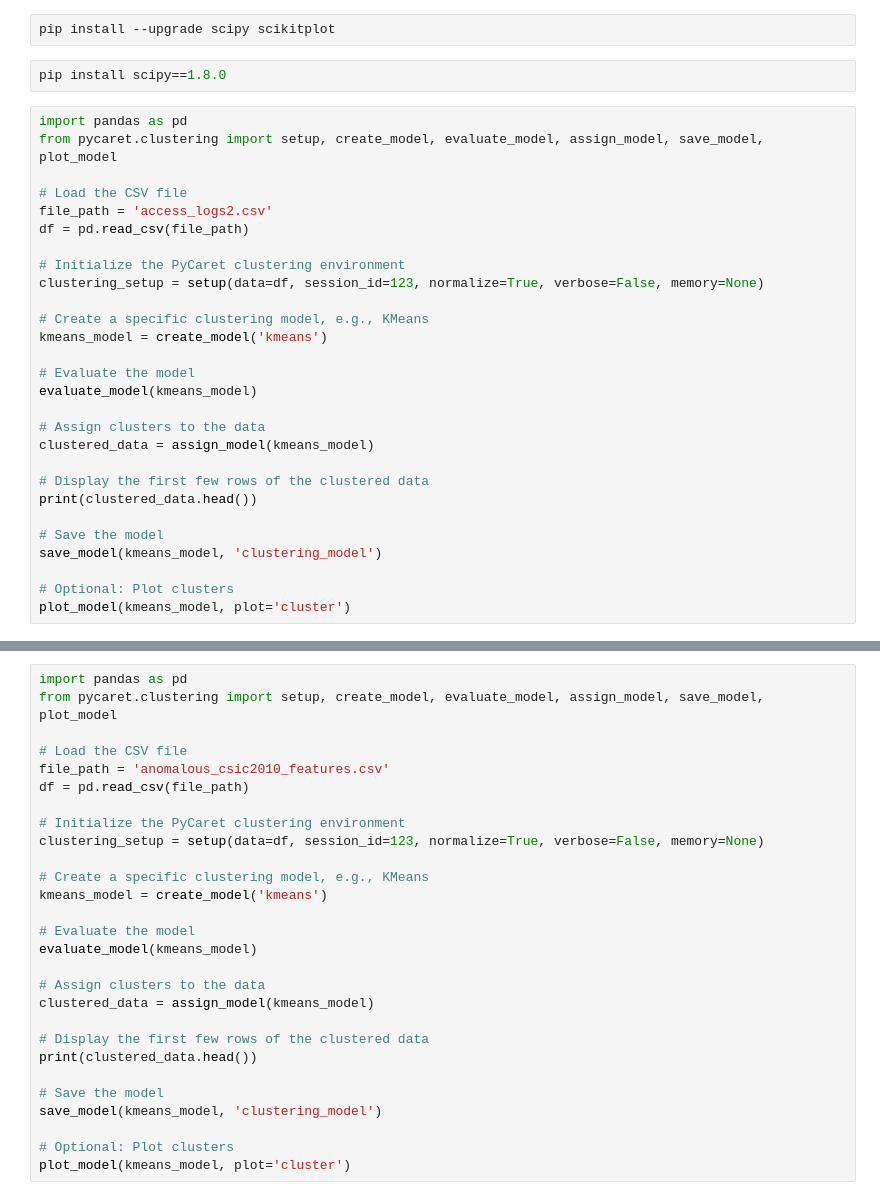
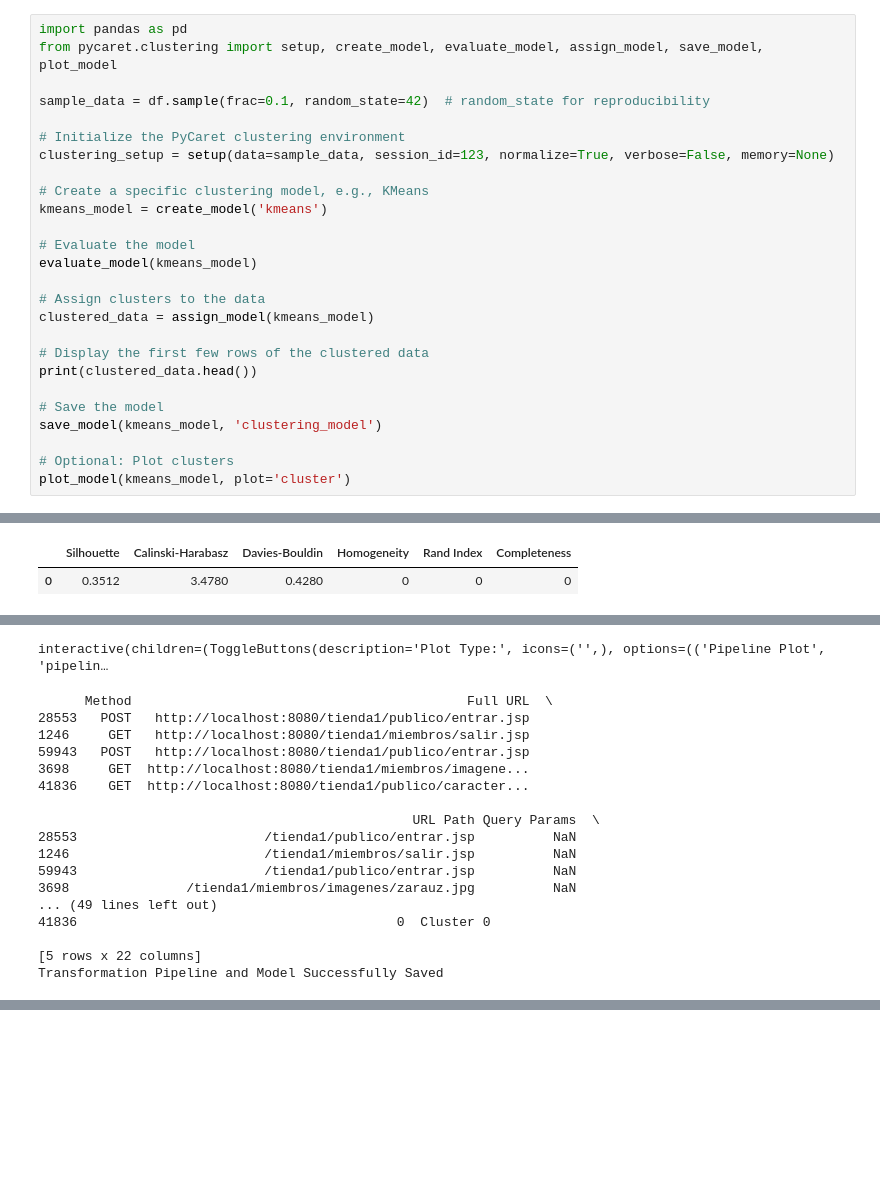
Before and after one commit to pratiyk/ML-based-WAF, a Jupyter notebook: classifier.ipynb, the cells around one changed output, grey strips where cells are left out. Drawn from its saved outputs; the diff is of its cells as text; blank space fills up the shorter version.

Commit message:
clustering model

```diff
--- a/classifier.ipynb
+++ b/classifier.ipynb
@@ -16,17 +54,11 @@ pip install pycaret
-# %%
-pip install --upgrade scipy scikitplot
-# %%
-pip install scipy==1.8.0
 # %%
 import pandas as pd
 from pycaret.clustering import setup, create_model, evaluate_model, assign_model, save_model, plot_model
 
-# Load the CSV file
-file_path = 'access_logs2.csv'
-df = pd.read_csv(file_path)
+sample_data = df.sample(frac=0.1, random_state=42)  # random_state for reproducibility
 
 # Initialize the PyCaret clustering environment
-clustering_setup = setup(data=df, session_id=123, normalize=True, verbose=False, memory=None)
+clustering_setup = setup(data=sample_data, session_id=123, normalize=True, verbose=False, memory=None)
 
 # Create a specific clustering model, e.g., KMeans
 kmeans_model = create_model('kmeans')
@@ -45,3 +77,4 @@ save_model(kmeans_model, 'clustering_model')
 
 # Optional: Plot clusters
 plot_model(kmeans_model, plot='cluster')
+# %% [output]
@@ -47,0 +82,2 @@ plot_model(kmeans_model, plot='cluster')
+|  | Silhouette | Calinski-Harabasz | Davies-Bouldin | Homogeneity | Rand Index | Completeness |
+| 0 | 0.3512 | 3.4780 | 0.4280 | 0 | 0 | 0 |
@@ -47,0 +85,18 @@ plot_model(kmeans_model, plot='cluster')
+interactive(children=(ToggleButtons(description='Plot Type:', icons=('',), options=(('Pipeline Plot', 'pipelin…
+      Method                                           Full URL  \
+28553   POST   http://localhost:8080/tienda1/publico/entrar.jsp
+1246     GET   http://localhost:8080/tienda1/miembros/salir.jsp
+59943   POST   http://localhost:8080/tienda1/publico/entrar.jsp
+3698     GET  http://localhost:8080/tienda1/miembros/imagene...
+41836    GET  http://localhost:8080/tienda1/publico/caracter...
+
+                                                URL Path Query Params  \
+28553                        /tienda1/publico/entrar.jsp          NaN
+1246                         /tienda1/miembros/salir.jsp          NaN
+59943                        /tienda1/publico/entrar.jsp          NaN
+3698               /tienda1/miembros/imagenes/zarauz.jpg          NaN
+... (49 lines left out)
+41836                                         0  Cluster 0
+
+[5 rows x 22 columns]
+Transformation Pipeline and Model Successfully Saved
@@ -48,28 +103,0 @@ plot_model(kmeans_model, plot='cluster')
-# %%
-import pandas as pd
-from pycaret.clustering import setup, create_model, evaluate_model, assign_model, save_model, plot_model
-
-# Load the CSV file
-file_path = 'anomalous_csic2010_features.csv'
-df = pd.read_csv(file_path)
-
-# Initialize the PyCaret clustering environment
-clustering_setup = setup(data=df, session_id=123, normalize=True, verbose=False, memory=None)
-
-# Create a specific clustering model, e.g., KMeans
-kmeans_model = create_model('kmeans')
-
-# Evaluate the model
-evaluate_model(kmeans_model)
-
-# Assign clusters to the data
-clustered_data = assign_model(kmeans_model)
-
-# Display the first few rows of the clustered data
-print(clustered_data.head())
-
-# Save the model
-save_model(kmeans_model, 'clustering_model')
-
-# Optional: Plot clusters
-plot_model(kmeans_model, plot='cluster')
```
Also changed, not shown: parts of 6 cells of this notebook, 1 other file.
